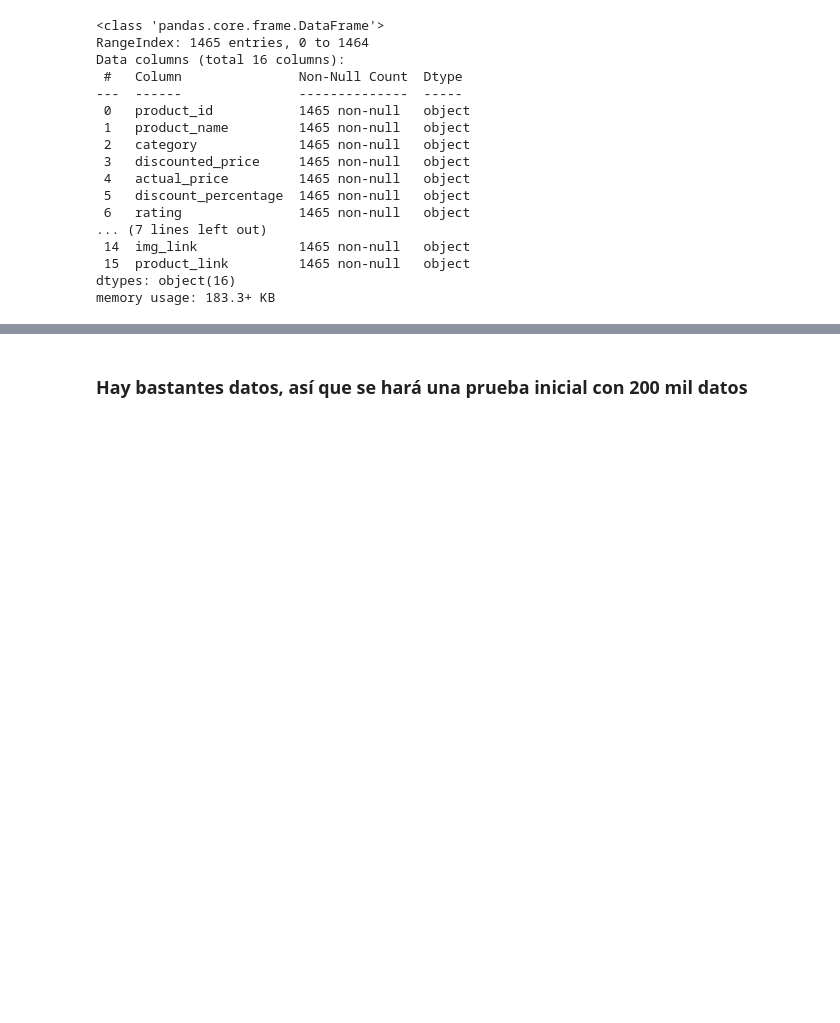
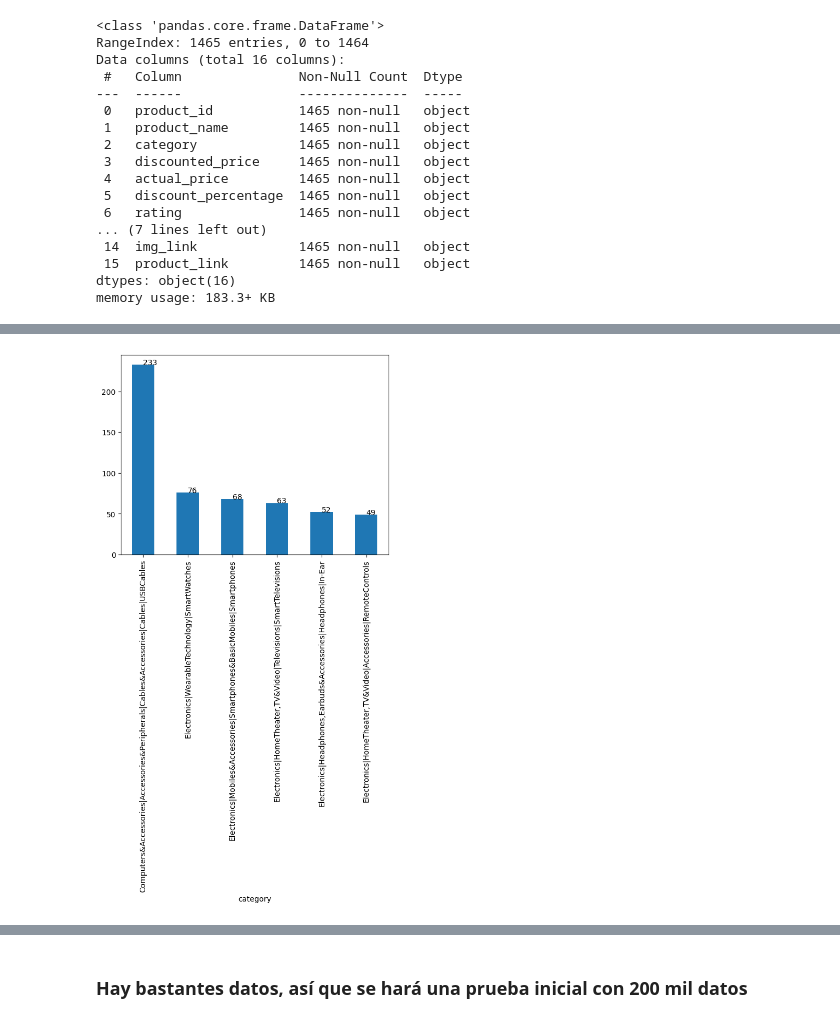
Before and after one commit to Crostz/sentiment-analysis-ecommerce-reviews, a Jupyter notebook: Analisis reseñas.ipynb, the cells around one changed output, grey strips where cells are left out. Drawn from its saved outputs; the diff is of its cells as text; code cells hidden in the pictures; blank space fills up the shorter version.

Commit message:
Probando código y entrenamiento con TextBlob exitoso, creo.

```diff
--- a/Analisis reseñas.ipynb
+++ b/Analisis reseñas.ipynb
@@ -32,7 +72,7 @@ dtypes: object(16)
 memory usage: 183.3+ KB
 # %%
 # Mantenemos en el df los tweets sin NA en la columna text_cleaned
-data = data[data['review_content'].notna()]
+#data = data[data['review_content'].notna()]
 # %%
 data.info()
 # %% [output]
@@ -62,3 +102,22 @@ data.head()
 | 2 | B096MSW6CT | Sounce Fast Phone Charging Cable ... | Computers&Accessories|Accessories... | ₹199 | ₹1,899 | 90% | 3.9 | ... |
 | 3 | B08HDJ86NZ | boAt Deuce USB 300 2 in 1 Type-C ... | Computers&Accessories|Accessories... | ₹329 | ₹699 | 53% | 4.2 | ... |
 | 4 | B08CF3B7N1 | Portronics Konnect L 1.2M Fast Ch... | Computers&Accessories|Accessories... | ₹154 | ₹399 | 61% | 4.2 | ... |
+# %%
+#El proceso de normalización pasa por las siguientes etapas:
+#Asegurarse de que el token no sea un bloque vacío.
+#Asegurarse de que la longitud del token sea mayor a 3.
+#Asegurarse de que el token no sea un signo de puntuación.
+#Asegurarse de que el token no sea un stop word.
+#Finalmente asegurarse de que el token sea transformado a su forma de lema.
+nlp = spacy.load('en_core_web_sm')
+# %%
+
+
+def normalizar(text):
+  doc = nlp(text)
+  words = [word.lemma_ for word in doc if (len(word) > 3 and not word.is_punct and not word.is_stop)]
+
+  doc = " ".join(word for word in words)
+  return doc
+# %%
+data['content_clean'] = data.apply(lambda x : normalizar(x['review_content']), axis=1)
@@ -64,0 +151,10 @@ data.head()
+# %%
+import matplotlib.pyplot as plt
+# Ver lo mismo, pero en gráficos de barras, las seis categorías más frecuentes
+# Seis más frecuentes
+data['category'].value_counts()[:6].plot(kind='bar')
+# Incluir número como etiqueta en las barras
+for i in range(6):
+  plt.text(i, data['category'].value_counts()[i], data['category'].value_counts()[i])
+# %% [output]
+[figure, added]
```
Also changed, not shown: parts of 15 cells of this notebook.
